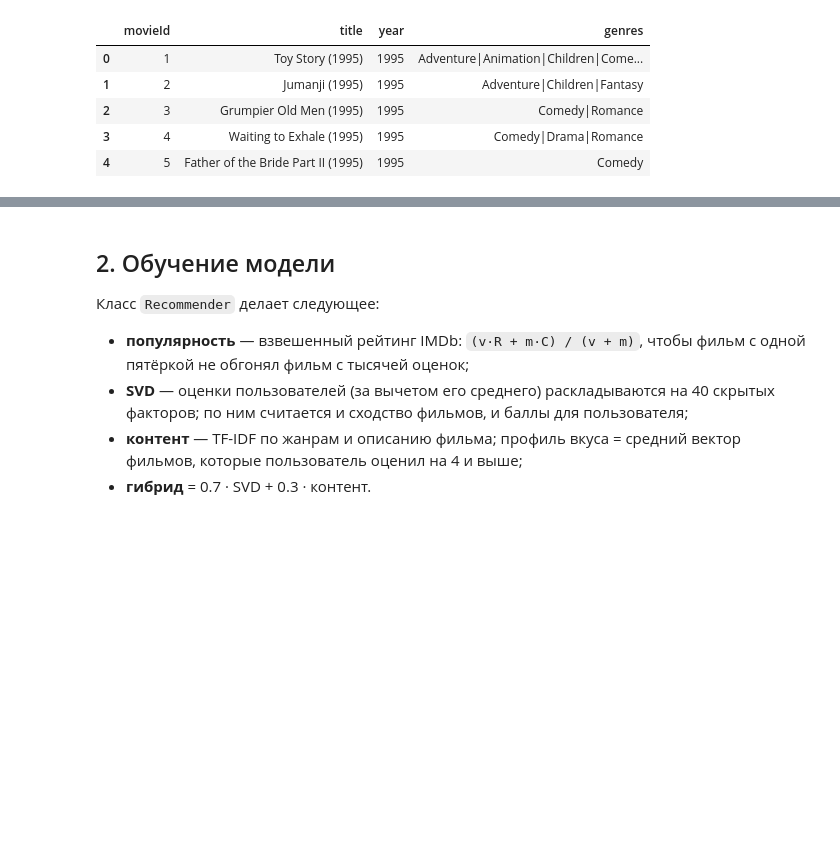
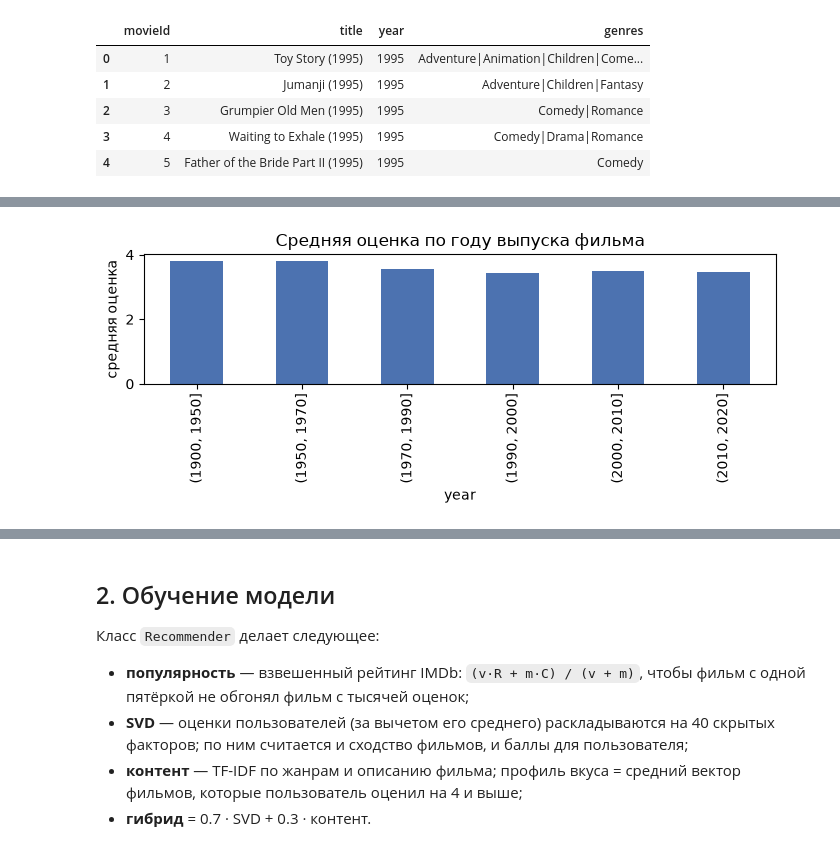
Before and after one commit to Salomon264/RecomendationSystemFilms, a Jupyter notebook: files/film-recommendation-system.ipynb, the cells around one changed output, grey strips where cells are left out. Drawn from its saved outputs; the diff is of its cells as text; code cells hidden in the pictures; blank space fills up the shorter version.

```diff
--- a/files/film-recommendation-system.ipynb
+++ b/files/film-recommendation-system.ipynb
@@ -52,0 +137,8 @@ plt.show()
+# %%
+by_age = ratings.merge(movies[["movieId", "year"]], on="movieId").dropna(subset=["year"])
+by_age.groupby(pd.cut(by_age.year, [1900, 1950, 1970, 1990, 2000, 2010, 2020]), observed=True).rating.mean().round(2).plot.bar(
+    figsize=(7, 3), color="#4c72b0")
+plt.ylabel("средняя оценка"); plt.title("Средняя оценка по году выпуска фильма")
+plt.tight_layout(); plt.show()
+# %% [output]
+[figure, added]
```
Also changed, not shown: parts of 18 cells of this notebook, 10 other files.
